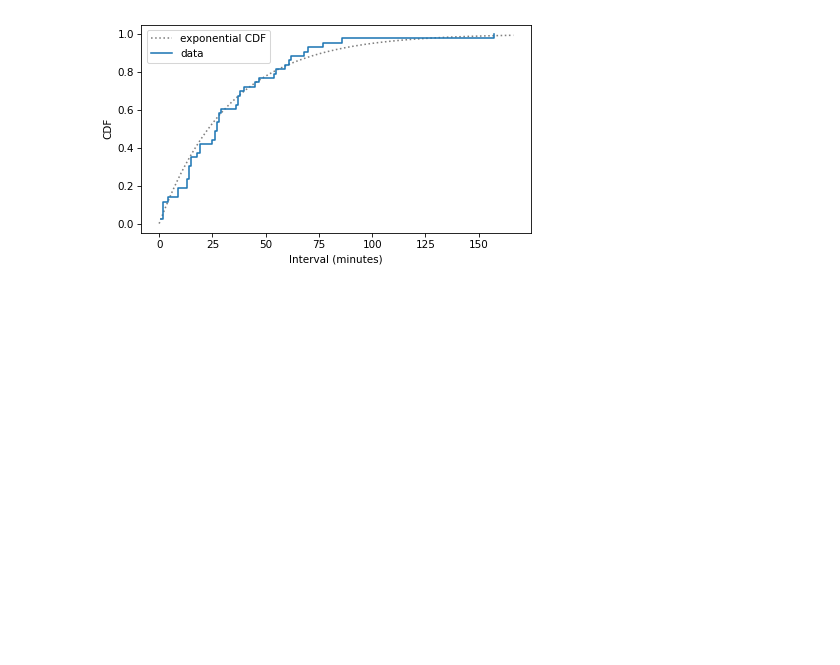
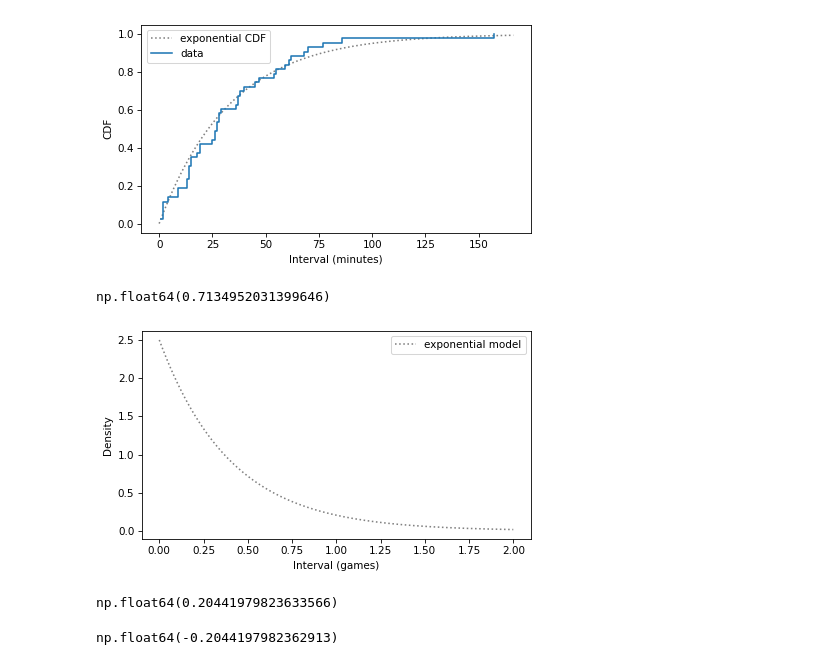
Before and after one commit to lochnes-007/EDA, a Jupyter notebook: nsfg.ipynb, the cells around one changed output. Drawn from its saved outputs; the diff is of its cells as text; code cells hidden in the pictures; blank space fills up the shorter version.

```diff
--- a/nsfg.ipynb
+++ b/nsfg.ipynb
@@ -1511,0 +1515,15 @@ decorate(xlabel="Interval (minutes)", ylabel="CDF")
+# %%
+area_under(pdf_expo, 0, 0.5)
+# %% [output]
+np.float64(0.7134952031399646)
+# %%
+pdf_model = ExponentialPdf(lam=2.5, name='exponential model')
+pdf_model.plot(ls=":", color="gray")
+
+decorate(xlabel="Interval (games)", ylabel="Density")
+# %% [output]
+[figure, added]
+# %%
+area_under(pdf_expo, 0.5, 1)
+# %% [output]
+np.float64(0.20441979823633566)
@@ -1511,0 +1536,4 @@ decorate(xlabel="Interval (minutes)", ylabel="CDF")
+# %%
+half - end
+# %% [output]
+np.float64(-0.2044197982362913)
```
Also changed, not shown: parts of 4 cells of this notebook.
